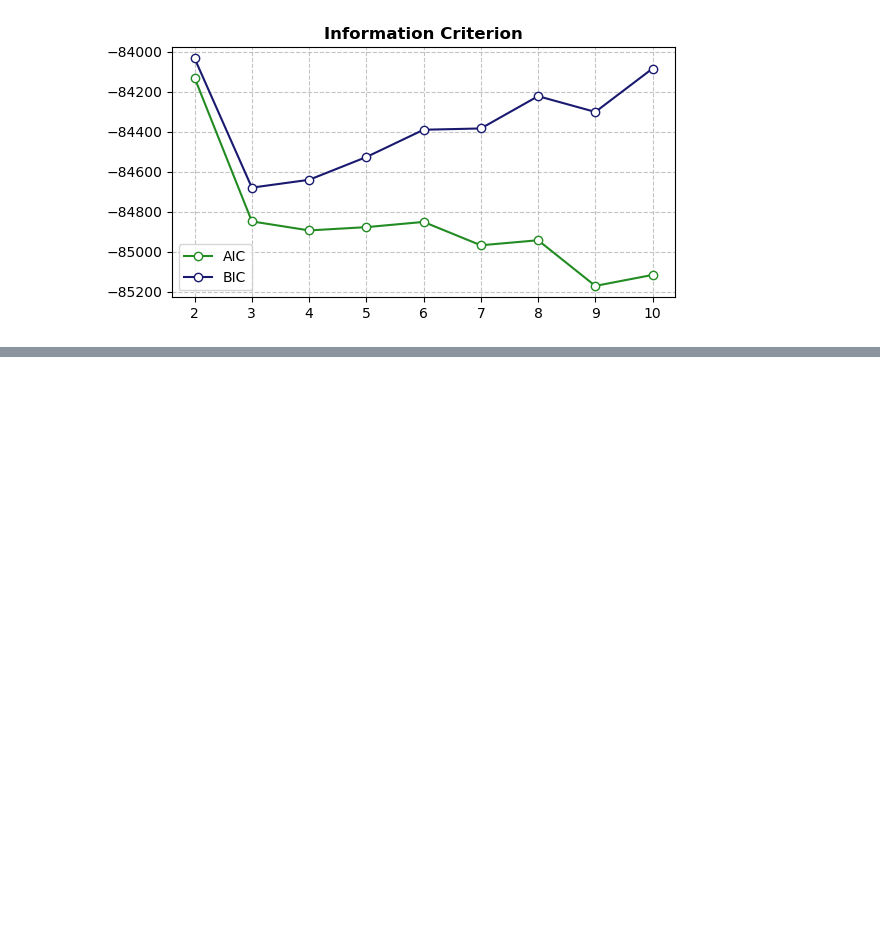
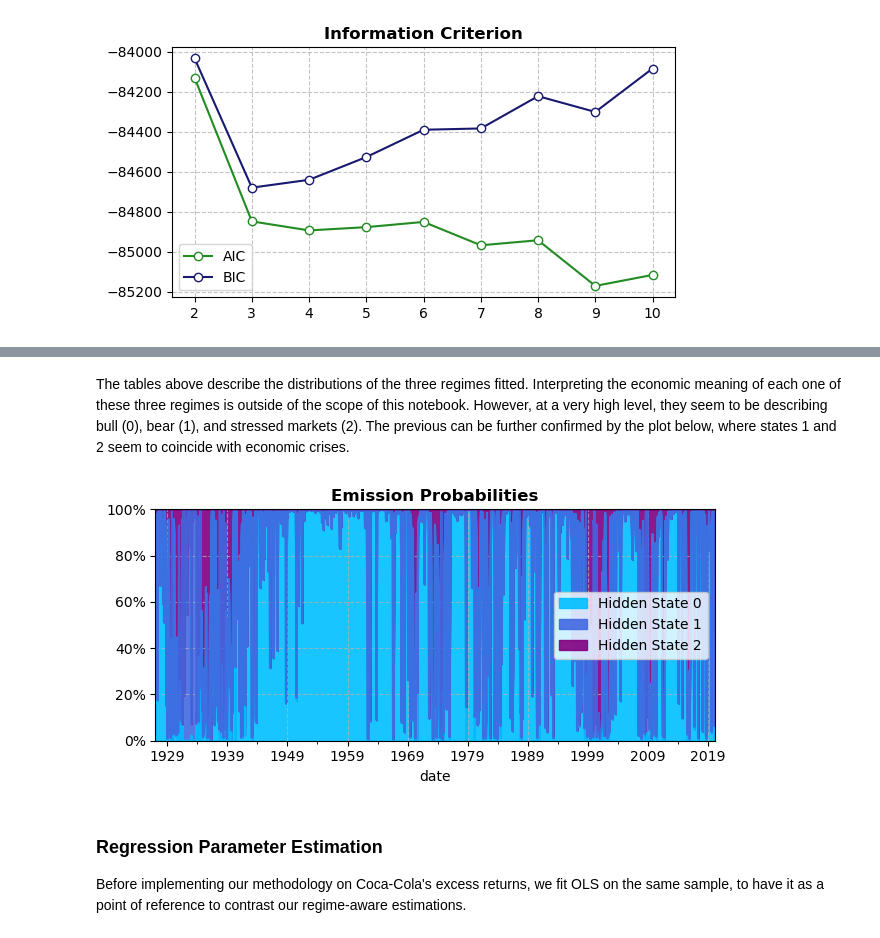
Before and after one commit to fcoibanez/regimeaware, a Jupyter notebook: notebooks/betas.ipynb, the cells around one changed output, grey strips where cells are left out. Saved outputs shown, nothing was run; the diff lists cells and outputs as text; code cells hidden in the pictures; blank space fills up the shorter version.

Commit message:
finalized version of the betas notebook

```diff
--- a/notebooks/betas.ipynb
+++ b/notebooks/betas.ipynb
@@ -151,0 +129,20 @@ array([[ 0.74916849,  0.4498543 ,  0.67278284,  0.7119609 ],
+# %% [markdown]
+The tables above describe the distributions of the three regimes fitted. Interpreting  the economic meaning of each one of these three regimes is outside of the scope of this notebook. However, at a very high level, they seem to be describing bull (0), bear (1), and stressed markets (2). The previous can be further confirmed by the plot below, where states 1 and 2 seem to coincide with economic crises.
+# %%
+df = pd.DataFrame(Gamma, index=trn.index, columns=[f'Hidden State {x}' for x in range(m)])
+
+fig, ax = plt.subplots(figsize=(6.5, 3.25))
+df.resample('M').last().plot.area(stacked=True, ax=ax, alpha=.9, color=['deepskyblue', 'royalblue', 'purple'])
+ax.grid(ls='--', alpha=.75, zorder=-25)
+ax.set_title('Emission Probabilities', weight='bold')
+ax.set_ylim(0, 1)
+ax.axhline(0, c='k', lw=.5, zorder=15)
+ax.yaxis.set_major_formatter(mtick.PercentFormatter(xmax=1, decimals=0))
+plt.tight_layout()
+plt.show()
+# %% [output]
+[figure, added]
+# %% [markdown]
+### Regression Parameter Estimation
+
+Before implementing our methodology on Coca-Cola's excess returns, we fit OLS on the same sample, to have it as a point of reference to contrast our regime-aware estimations.
```
Also changed, not shown: parts of 20 cells of this notebook.
